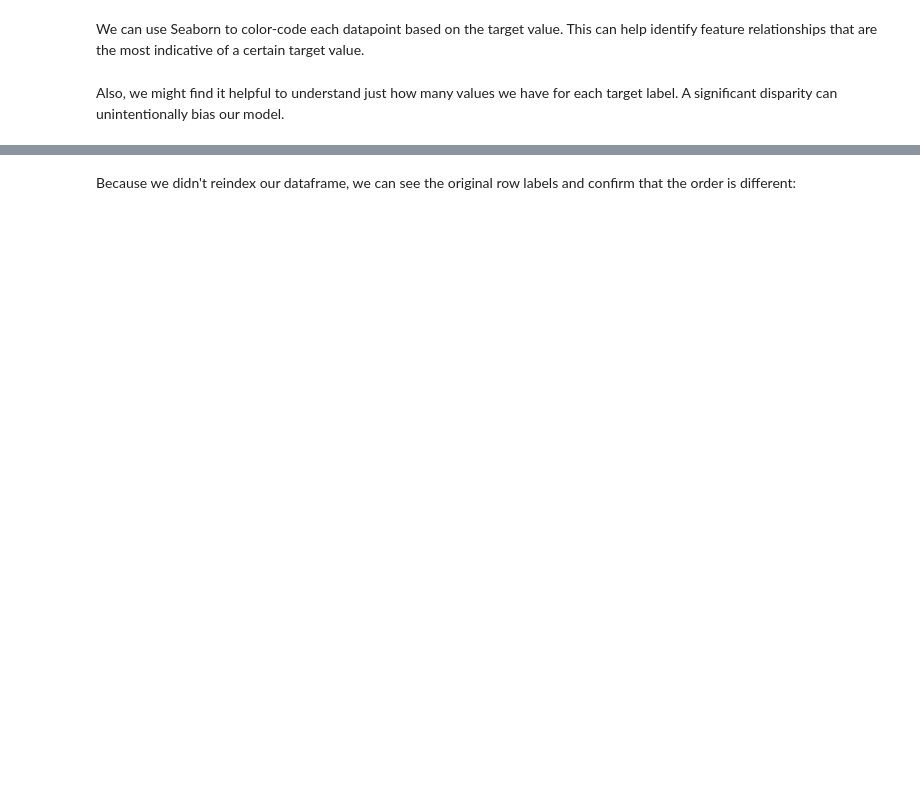
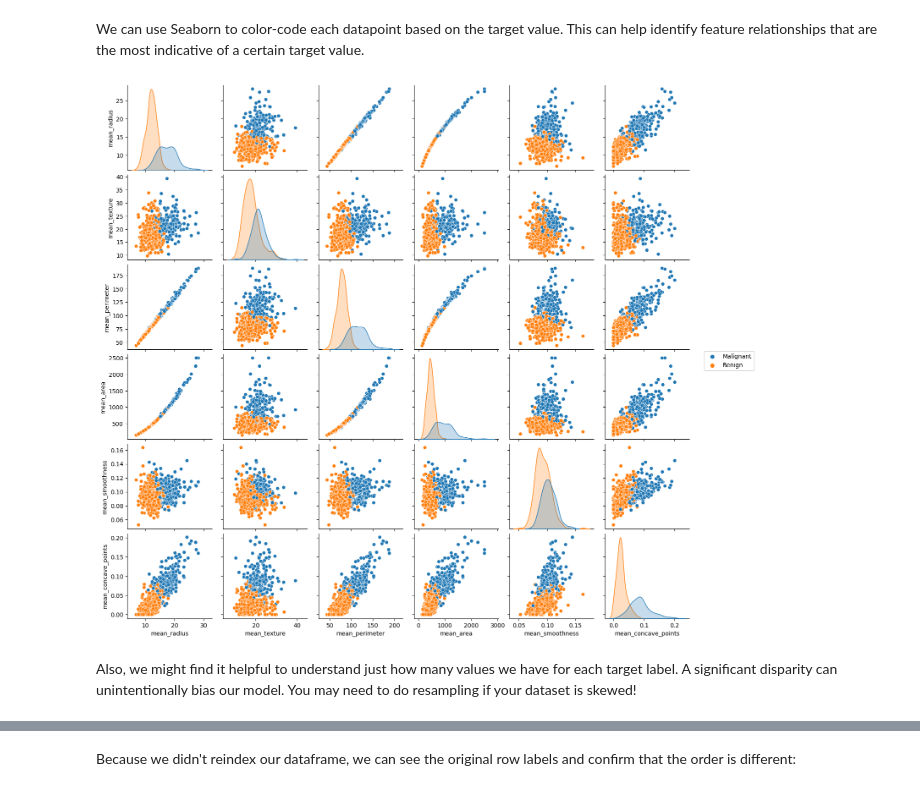
Before and after one commit to dphanish/PACE-Apps-of-ML, a Jupyter notebook: PACE-App_of_ML.ipynb, the cells around one changed output, grey strips where cells are left out. Saved outputs shown, nothing was run; the diff lists cells and outputs as text; code cells hidden in the pictures; blank space fills up the shorter version.

Commit message:
Revamped the ML model

```diff
--- a/PACE-App_of_ML.ipynb
+++ b/PACE-App_of_ML.ipynb
@@ -402,13 +412,15 @@ sns.pairplot(df_scaled, vars=['mean_radius','mean_texture','mean_perimeter','mea
 # %% [markdown]
 We can use Seaborn to color-code each datapoint based on the target value. This can help identify feature relationships that are the most indicative of a certain target value.
 # %%
-g = sns.pairplot(df_scaled,hue='target', vars=['mean_radius','mean_texture','mean_perimeter','mean_area','mean_smoothness','mean_concave_points'])
+g = sns.pairplot(df_cancer,hue='target', vars=['mean_radius','mean_texture','mean_perimeter','mean_area','mean_smoothness','mean_concave_points'])
 # Below is to allow the legend to use words instead of numbers.
 handles = g._legend_data.values()
 labels = ['Malignant','Benign']
 g._legend.remove()
 g.fig.legend(handles=handles,labels=labels, loc='center right',ncol=1)
 g.fig.subplots_adjust(top=0.92,bottom=0.08,right=0.9)
+# %% [output]
+[figure, added]
 # %% [markdown]
-Also, we might find it helpful to understand just how many values we have for each target label. A significant disparity can unintentionally bias our model.
+Also, we might find it helpful to understand just how many values we have for each target label. A significant disparity can unintentionally bias our model. You may need to do resampling if your dataset is skewed!
 # %%
```
Also changed, not shown: parts of 73 cells of this notebook.
